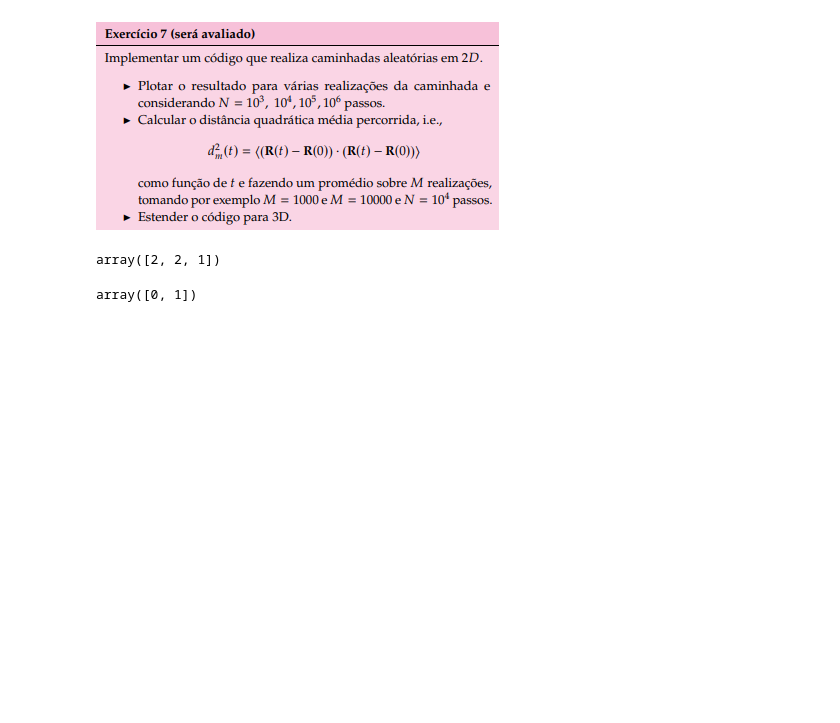
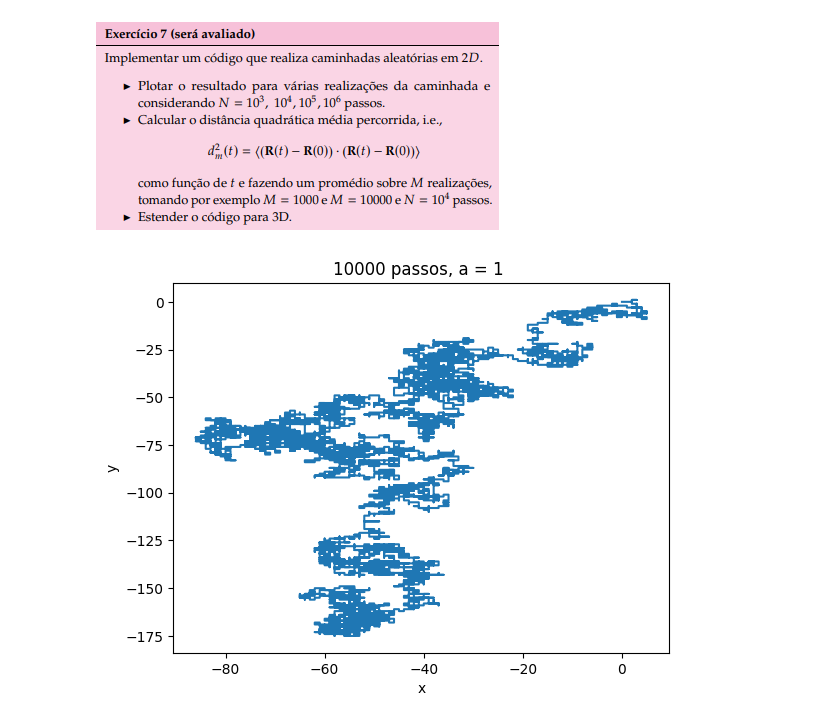
Before and after one commit to matncb/fund-prog, a Jupyter notebook: lista2/ex7.ipynb, the cells around one changed output. Cells and saved outputs as stored; diff of their text form; code cells hidden in the pictures; blank space fills up the shorter version.

```diff
--- a/lista2/ex7.ipynb
+++ b/lista2/ex7.ipynb
@@ -3,27 +3,48 @@
 # %%
 import numpy as np
 import matplotlib.pyplot as plt
-# %%
-np.random.choice([1,2], size = 3)
-# %% [output]
-array([2, 2, 1])
-# %%
-def caminhada_2d(n_passos, a):
-    r_0 = (0,0)
-    r = [r_0]
-
-    escolhas = np.random.choice([0,1,2,3], size = n_passos)
-    opcoes = np.array([(0,a), (a, 0), (0, -a), (-a, 0)])
-    delta_r = opcoes[escolhas]
-
-    for i in delta_r:
-        r.append(r[-1] + i)
-
-    r = np.array(r)
-    d = lambda i: i[0]**2 + i[1]**2
-    distancia = d(r)
-    return  distancia
-
-caminhada_2d(10000, 1)
-# %% [output]
-array([0, 1])
+# %%
+def caminhada_2d(n_passos, a):
+    r_0 = (0,0)
+    rx = [r_0[0]]
+    ry = [r_0[1]]
+
+    escolhas = np.random.choice([0,1,2,3], size = n_passos)
+    opcoes = np.array([(0,a), (a, 0), (0, -a), (-a, 0)])
+
+    delta_rx, delta_ry = opcoes[escolhas].T
+
+    for i in delta_rx:
+        rx.append(rx[-1] + i)
+
+    for i in delta_ry:
+        ry.append(ry[-1] + i)
+
+    return  np.array(rx), np.array(ry)
+
+def plot_caminhada_2d(rx, ry, num_passos,a):
+    plt.plot(rx, ry)
+    plt.title("{} passos, a = {} ".format(num_passos, a))
+    plt.xlabel("x")
+    plt.ylabel("y")
+
+def main_2d(num_passos, a, analise = False, M = 1):
+    if analise:
+
+        avg_distancia = np.zeros(num_passos+1)
+        for i in range(M):
+            rx, ry = caminhada_2d(num_passos, a)
+            avg_distancia += rx**2 + ry**2
+        avg_distancia = avg_distancia/M
+
+        plt.plot(avg_distancia, marker = 'o', ms = 1,  ls = '')
+        plt.xlabel("Passos")
+        plt.ylabel("Distancia Quadrática Média")
+        plt.title("Distância Quadrática Média x Passos")
+    else:
+        rx, ry = caminhada_2d(num_passos, a)
+        plot_caminhada_2d(rx,ry, num_passos,a)
+# %%
+main_2d(10000,1)
+# %% [output]
+[figure, added]
```
Also changed, not shown: parts of 4 cells of this notebook.
